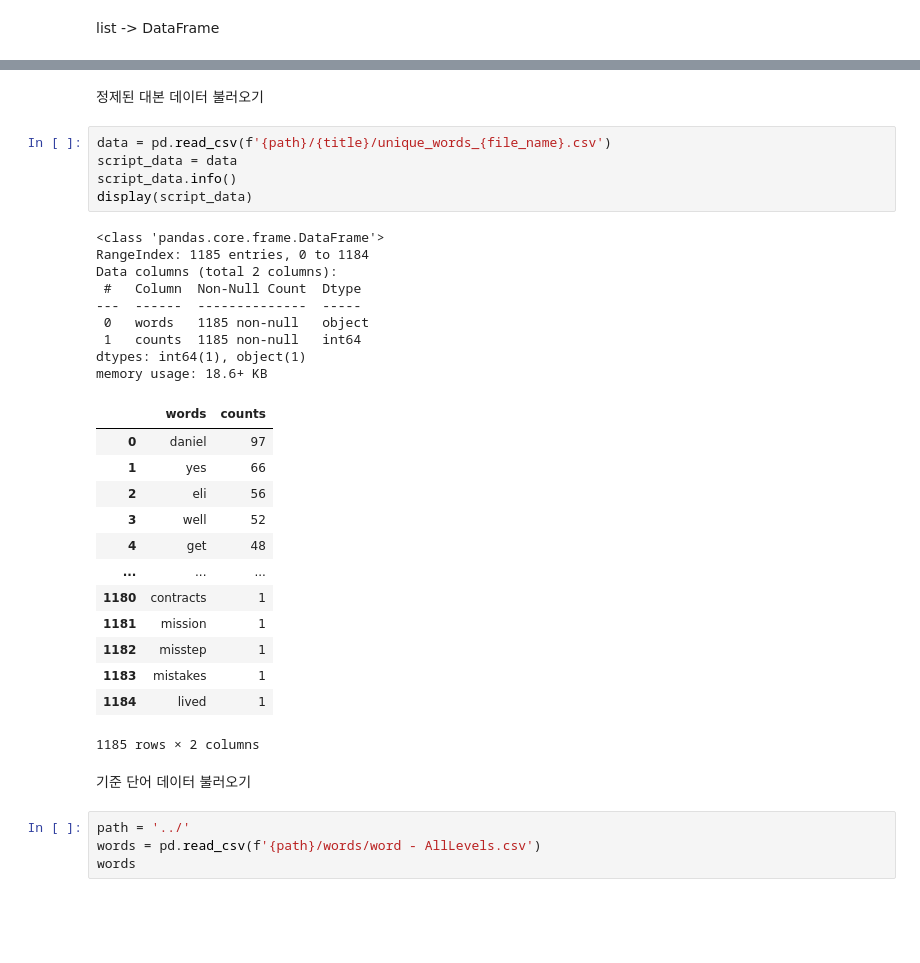
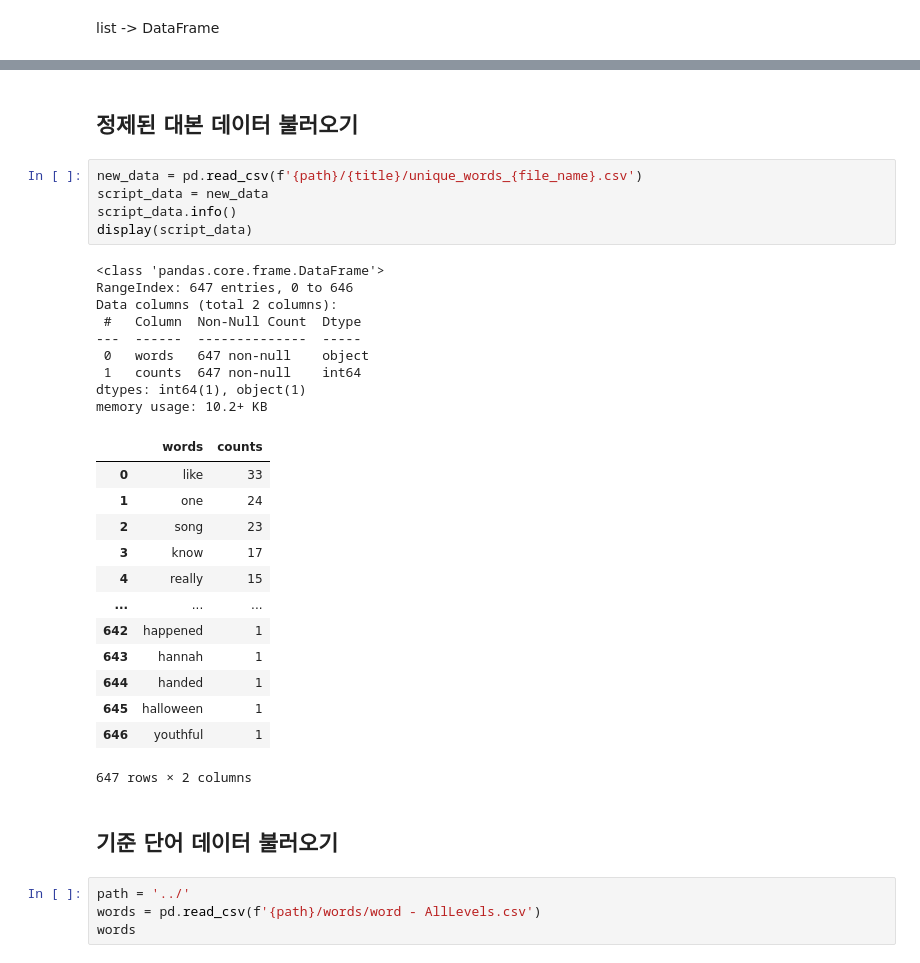
Before and after one commit to yuliepie/netflixschool, a Jupyter notebook: data_preprocessing/ipynb/VTT_Script_Preprocess_integration.ipynb, the cells around one changed output, grey strips where cells are left out. Cells and saved outputs as stored; diff of their text form; blank space fills up the shorter version.

```diff
--- a/data_preprocessing/ipynb/VTT_Script_Preprocess_integration.ipynb
+++ b/data_preprocessing/ipynb/VTT_Script_Preprocess_integration.ipynb
@@ -173,35 +177,35 @@ data
 # %% [markdown]
-정제된 대본 데이터 불러오기
+## 정제된 대본 데이터 불러오기
 # %%
-data = pd.read_csv(f'{path}/{title}/unique_words_{file_name}.csv')
-script_data = data
+new_data = pd.read_csv(f'{path}/{title}/unique_words_{file_name}.csv')
+script_data = new_data
 script_data.info()
 display(script_data)
 # %% [output]
 <class 'pandas.core.frame.DataFrame'>
-RangeIndex: 1185 entries, 0 to 1184
+RangeIndex: 647 entries, 0 to 646
 Data columns (total 2 columns):
  #   Column  Non-Null Count  Dtype
 ---  ------  --------------  -----
- 0   words   1185 non-null   object
- 1   counts  1185 non-null   int64
+ 0   words   647 non-null    object
+ 1   counts  647 non-null    int64
 dtypes: int64(1), object(1)
-memory usage: 18.6+ KB
+memory usage: 10.2+ KB
 |  | words | counts |
-| 0 | daniel | 97 |
-| 1 | yes | 66 |
-| 2 | eli | 56 |
-| 3 | well | 52 |
-| 4 | get | 48 |
+| 0 | like | 33 |
+| 1 | one | 24 |
+| 2 | song | 23 |
+| 3 | know | 17 |
+| 4 | really | 15 |
 | ... | ... | ... |
-| 1180 | contracts | 1 |
-| 1181 | mission | 1 |
-| 1182 | misstep | 1 |
-| 1183 | mistakes | 1 |
-| 1184 | lived | 1 |
+| 642 | happened | 1 |
+| 643 | hannah | 1 |
+| 644 | handed | 1 |
+| 645 | halloween | 1 |
+| 646 | youthful | 1 |
-1185 rows × 2 columns
+647 rows × 2 columns
 # %% [markdown]
-기준 단어 데이터 불러오기
+## 기준 단어 데이터 불러오기
 # %%
 path = '../'
 words = pd.read_csv(f'{path}/words/word - AllLevels.csv')
```
Also changed, not shown: parts of 45 cells of this notebook, 7 other files.
